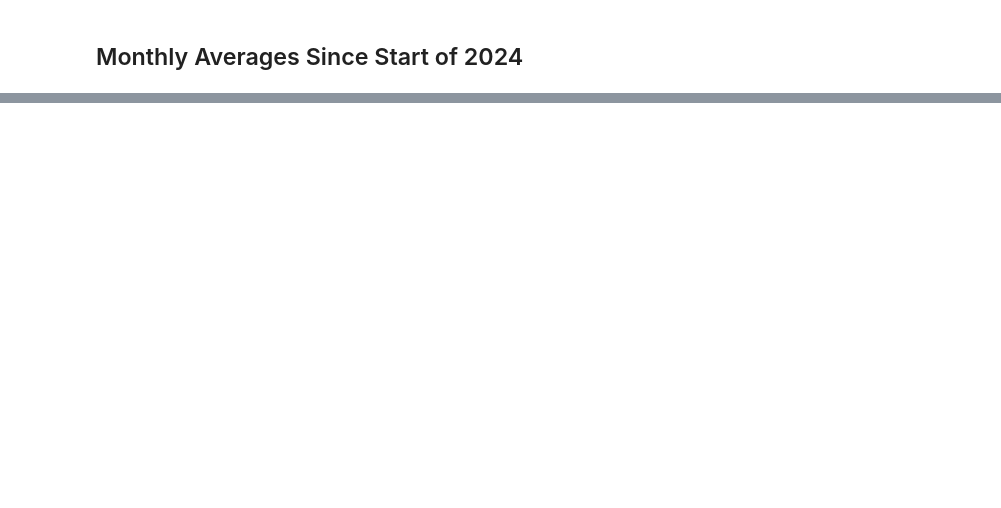
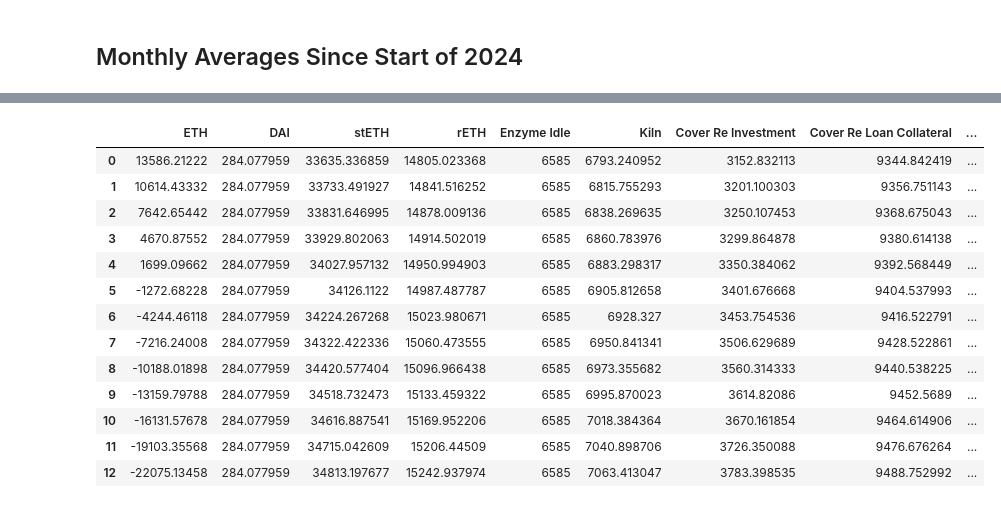
Before and after one commit to rmelbardis/InvestmentMonitoring, a Jupyter notebook: InvestmentMonitoring.ipynb, the cells around one changed output, grey strips where cells are left out. Drawn from its saved outputs; the diff is of its cells as text; code cells hidden in the pictures; blank space fills up the shorter version.

```diff
--- a/InvestmentMonitoring.ipynb
+++ b/InvestmentMonitoring.ipynb
@@ -723,26 +761,0 @@ Average monthly RAMM flows = -2975.093028385013
-# %%
-today_row = df_cap.iloc[0][asset_list]
-
-new_idle_enzyme_eth = 6585
-cover_re_eth = 9389
-cover_re_usdc = 6_234_305
-dai_buffer = 1_000_000
-
-asset_list_new = ['ETH', 'DAI', 'stETH', 'rETH', 'Kiln', 'Enzyme Idle', 'Cover Re Collateral']
-
-today_row['Enzyme'] = today_row['Enzyme'] - new_idle_enzyme_eth
-today_row['Enzyme Idle'] = new_idle_enzyme_eth
-today_row.rename({'Enzyme': 'Kiln'}, inplace=True)
-today_row['ETH'] = today_row['ETH'] - cover_re_eth
-today_row['Cover Re Loan Collateral'] = cover_re_eth
-today_row['DAI'] = dai_buffer / eth_usd_today
-# %%
-# add formatted ETH values to labels
-labels = []
-for n, i in enumerate(asset_list_new):
-    formatted_value = '{:,.0f}'.format(today_row.values[n])
-    labels.append(f'{i} - {formatted_value}')
-
-# create chart
-plt.pie(today_row.values, labels=labels, autopct='%1.2f%%')
-plt.title(f'{today_date_str} Capital Pool Split in ETH');
@@ -752,26 +781,47 @@ ValueError: Wedge sizes 'x' must be non negative values
 # %%
-asset_df = pd.DataFrame(today_row).T
-asset_df['Cover Re Loan Outstanding'] = -cover_re_usdc / eth_usd_today
+proj_asset_list = ['ETH', 'DAI', 'stETH', 'rETH', 'Enzyme Idle', 'Kiln', 'Cover Re Investment', 'Cover Re Loan Collateral',
+                   'Cover Re Loan Outstanding', 'USDC']
+today_row_proj = today_row[proj_asset_list]
+
+asset_df = pd.DataFrame(today_row_proj).T
 
 projection_months = 12
-aave_eth_supply_apy = 0.0159
-aave_usdc_borrow_apy = 0.0791
+aave_eth_supply_apy = 0.0154
+aave_usdc_borrow_apy = 0.0871
+cover_re_apy = 0.2
 
 for i in range(projection_months):
 
     next_row = {}
     next_row['ETH'] = asset_df['ETH'].values[-1] + avg_monthly_ramm_flows + avg_monthly_net_eth_fees
     next_row['DAI'] = asset_df['DAI'].values[-1]
+    next_row['USDC'] = asset_df['USDC'].values[-1]
     next_row['stETH'] = asset_df['stETH'].values[-1] + avg_monthly_stETH_returns
     next_row['rETH'] = asset_df['rETH'].values[-1] + avg_monthly_rETH_returns
     next_row['Kiln'] = asset_df['Kiln'].values[-1] + avg_monthly_kiln_returns
     next_row['Enzyme Idle'] = asset_df['Enzyme Idle'].values[-1]
+    next_row['Cover Re Investment'] = asset_df['Cover Re Investment'].values[-1] * ((1 + cover_re_apy)**(1/12))
     next_row['Cover Re Loan Collateral'] = asset_df['Cover Re Loan Collateral'].values[-1] * ((1 + aave_eth_supply_apy)**(1/12))
     next_row['Cover Re Loan Outstanding'] = asset_df['Cover Re Loan Outstanding'].values[-1] * ((1 + aave_usdc_borrow_apy)**(1/12))
 
     asset_df.loc[len(asset_df)] = next_row
 
 asset_df
+# %% [output]
+|  | ETH | DAI | stETH | rETH | Enzyme Idle | Kiln | Cover Re Investment | Cover Re Loan Collateral | ... |
+| 0 | 13586.21222 | 284.077959 | 33635.336859 | 14805.023368 | 6585 | 6793.240952 | 3152.832113 | 9344.842419 | ... |
+| 1 | 10614.43332 | 284.077959 | 33733.491927 | 14841.516252 | 6585 | 6815.755293 | 3201.100303 | 9356.751143 | ... |
+| 2 | 7642.65442 | 284.077959 | 33831.646995 | 14878.009136 | 6585 | 6838.269635 | 3250.107453 | 9368.675043 | ... |
+| 3 | 4670.87552 | 284.077959 | 33929.802063 | 14914.502019 | 6585 | 6860.783976 | 3299.864878 | 9380.614138 | ... |
+| 4 | 1699.09662 | 284.077959 | 34027.957132 | 14950.994903 | 6585 | 6883.298317 | 3350.384062 | 9392.568449 | ... |
+| 5 | -1272.68228 | 284.077959 | 34126.1122 | 14987.487787 | 6585 | 6905.812658 | 3401.676668 | 9404.537993 | ... |
+| 6 | -4244.46118 | 284.077959 | 34224.267268 | 15023.980671 | 6585 | 6928.327 | 3453.754536 | 9416.522791 | ... |
+| 7 | -7216.24008 | 284.077959 | 34322.422336 | 15060.473555 | 6585 | 6950.841341 | 3506.629689 | 9428.522861 | ... |
+| 8 | -10188.01898 | 284.077959 | 34420.577404 | 15096.966438 | 6585 | 6973.355682 | 3560.314333 | 9440.538225 | ... |
+| 9 | -13159.79788 | 284.077959 | 34518.732473 | 15133.459322 | 6585 | 6995.870023 | 3614.82086 | 9452.5689 | ... |
+| 10 | -16131.57678 | 284.077959 | 34616.887541 | 15169.952206 | 6585 | 7018.384364 | 3670.161854 | 9464.614906 | ... |
+| 11 | -19103.35568 | 284.077959 | 34715.042609 | 15206.44509 | 6585 | 7040.898706 | 3726.350088 | 9476.676264 | ... |
+| 12 | -22075.13458 | 284.077959 | 34813.197677 | 15242.937974 | 6585 | 7063.413047 | 3783.398535 | 9488.752992 | ... |
 # %%
 asset_df_6_mo = asset_df[:6].astype(float)
 asset_df_6_mo_pos = asset_df_6_mo.drop(columns=['Cover Re Loan Outstanding'])
```
Also changed, not shown: parts of 15 cells of this notebook.
